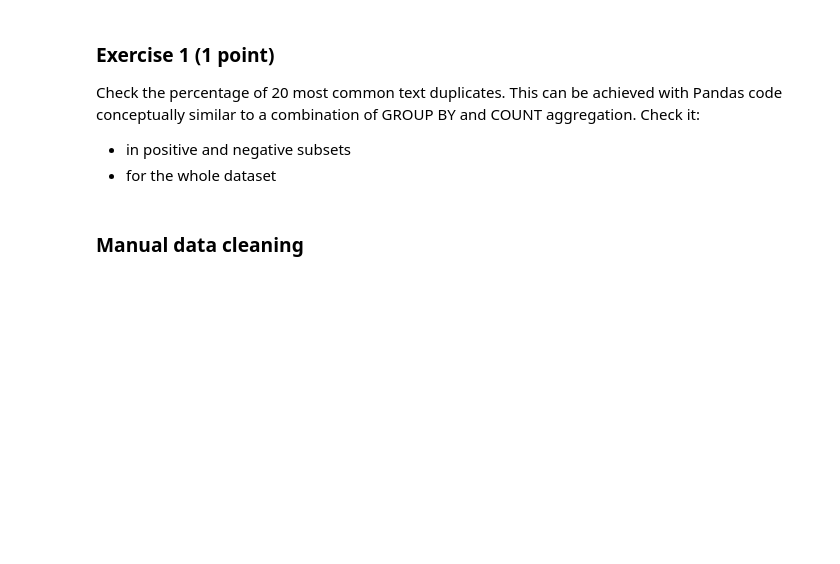
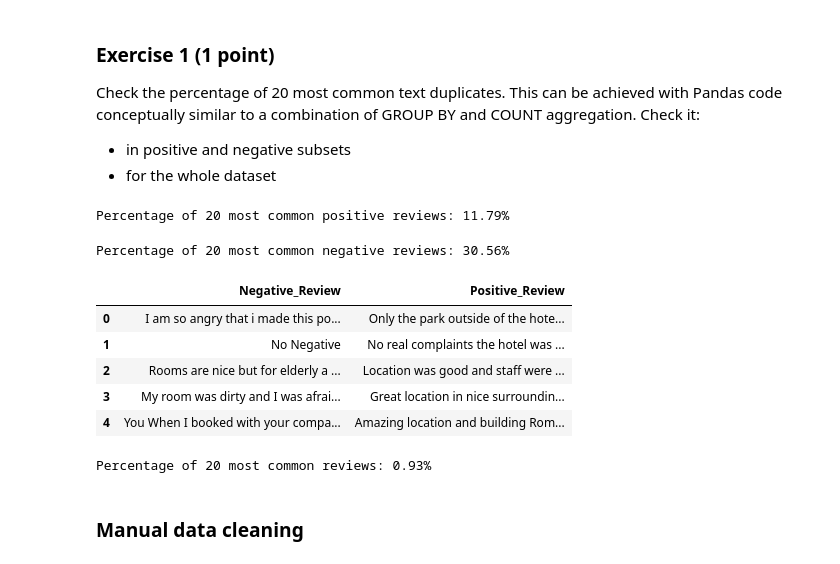
Before and after one commit to mlops-agh/lab06-data-model-testing, a Jupyter notebook: LAB_INSTRUCTION.ipynb, the cells around one changed output. Drawn from its saved outputs; the diff is of its cells as text; code cells hidden in the pictures; blank space fills up the shorter version.

```diff
--- a/LAB_INSTRUCTION.ipynb
+++ b/LAB_INSTRUCTION.ipynb
@@ -63,6 +105,39 @@ Let's see how frequent is this problem.
 Check the percentage of 20 most common text duplicates. This can be achieved with Pandas code conceptually similar to a combination of GROUP BY and COUNT aggregation. Check it:
 - in positive and negative subsets
 - for the whole dataset
+# %%
+counts_pos = df_pos.value_counts()
+top20_pos = counts_pos.head(20)
+top20_pct_pos = (top20_pos / len(df_pos) * 100).round(2)
+
+print(f"Percentage of 20 most common positive reviews: {top20_pct_pos.sum():.2f}%")
+# %% [output]
+Percentage of 20 most common positive reviews: 11.79%
+# %%
+counts_neg = df_neg.value_counts()
+top20_neg = counts_neg.head(20)
+top20_pct_neg = (top20_neg / len(df_neg) * 100).round(2)
+
+print(f"Percentage of 20 most common negative reviews: {top20_pct_neg.sum():.2f}%")
+# %% [output]
+Percentage of 20 most common negative reviews: 30.56%
+# %%
+df_raw.head()
+# %% [output]
+|  | Negative_Review | Positive_Review |
+| 0 | I am so angry that i made this po... | Only the park outside of the hote... |
+| 1 | No Negative | No real complaints the hotel was ... |
+| 2 | Rooms are nice but for elderly a ... | Location was good and staff were ... |
+| 3 | My room was dirty and I was afrai... | Great location in nice surroundin... |
+| 4 | You When I booked with your compa... | Amazing location and building Rom... |
+# %%
+counts_raw = df_raw.value_counts()
+top20 = counts_raw.head(20)
+top20_pct_raw = (top20 / len(df_pos) * 100).round(2)
+
+print(f"Percentage of 20 most common reviews: {top20_pct_raw.sum():.2f}%")
+# %% [output]
+Percentage of 20 most common reviews: 0.93%
 # %% [markdown]
 ### Manual data cleaning
 # %% [markdown]
```
Also changed, not shown: parts of 22 cells of this notebook.
